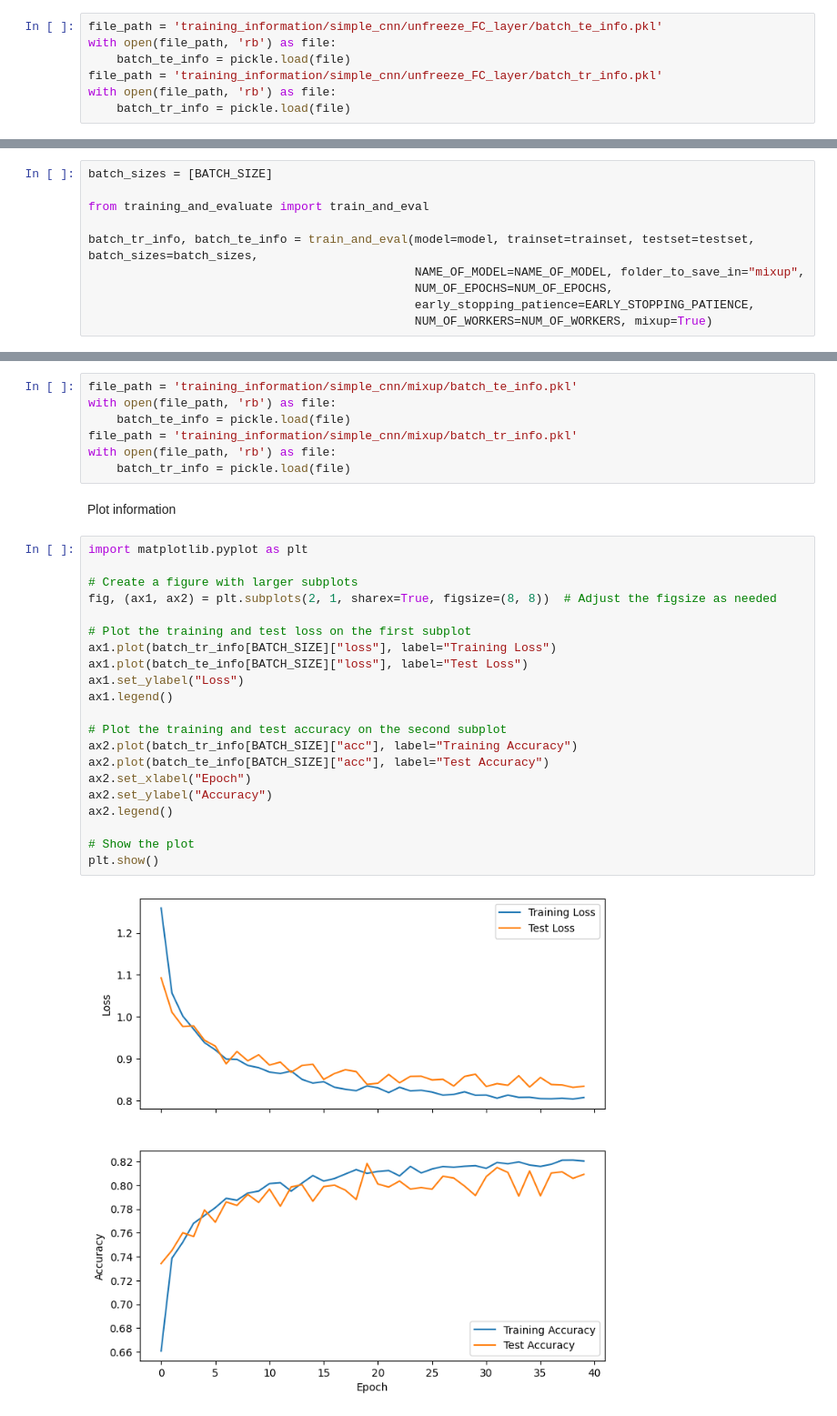
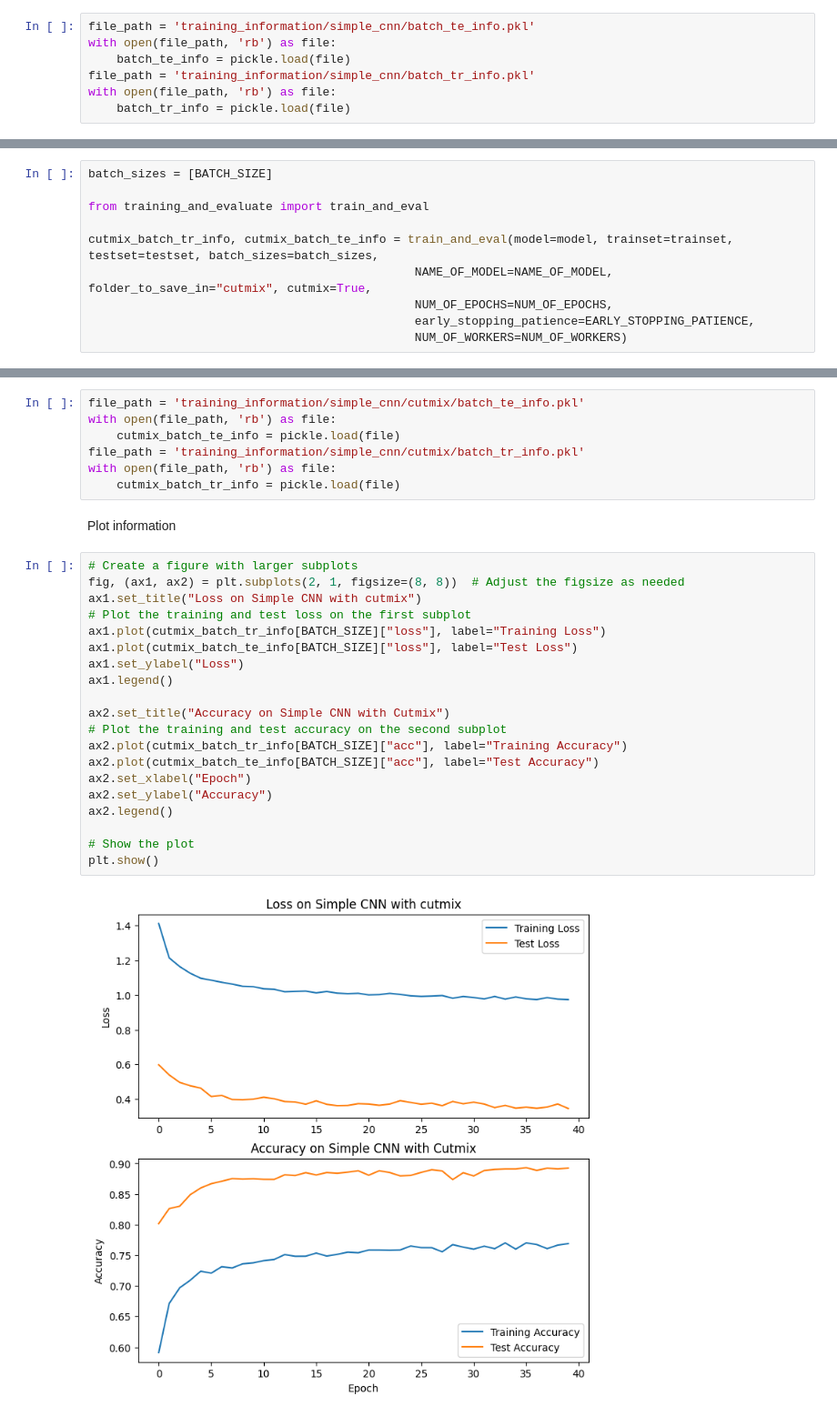
Before and after one commit to AlphaeusNg/Optimizing-FashionMNIST-Apparel-Recognition-Customised-Neural-Network-Architecture-Design, a Jupyter notebook: simple_cnn.ipynb, the cells around one changed output, grey strips where cells are left out. Shown at 91% size. Drawn from its saved outputs; the diff is of its cells as text.

```diff
--- a/simple_cnn.ipynb
+++ b/simple_cnn.ipynb
@@ -111,10 +106,10 @@ Epoch 6 Testing...
 # %% [markdown]
 Import saved information
 # %%
-file_path = 'training_information/simple_cnn/unfreeze_FC_layer/batch_te_info.pkl'
+file_path = 'training_information/simple_cnn/batch_te_info.pkl'
 with open(file_path, 'rb') as file:
     batch_te_info = pickle.load(file)
-file_path = 'training_information/simple_cnn/unfreeze_FC_layer/batch_tr_info.pkl'
+file_path = 'training_information/simple_cnn/batch_tr_info.pkl'
 with open(file_path, 'rb') as file:
     batch_tr_info = pickle.load(file)
 # %% [markdown]
@@ -165,9 +162,9 @@ batch_sizes = [BATCH_SIZE]
 
 from training_and_evaluate import train_and_eval
 
-batch_tr_info, batch_te_info = train_and_eval(model=model, trainset=trainset, testset=testset, batch_sizes=batch_sizes,
-                                              NAME_OF_MODEL=NAME_OF_MODEL, folder_to_save_in="mixup",
+cutmix_batch_tr_info, cutmix_batch_te_info = train_and_eval(model=model, trainset=trainset, testset=testset, batch_sizes=batch_sizes,
+                                              NAME_OF_MODEL=NAME_OF_MODEL, folder_to_save_in="cutmix", cutmix=True,
                                               NUM_OF_EPOCHS=NUM_OF_EPOCHS,
                                               early_stopping_patience=EARLY_STOPPING_PATIENCE,
-                                              NUM_OF_WORKERS=NUM_OF_WORKERS, mixup=True)
+                                              NUM_OF_WORKERS=NUM_OF_WORKERS)
 # %% [output]
@@ -195,35 +192,34 @@ Epoch 6 Testing...
 # %% [markdown]
 Import saved information
 # %%
-file_path = 'training_information/simple_cnn/mixup/batch_te_info.pkl'
+file_path = 'training_information/simple_cnn/cutmix/batch_te_info.pkl'
 with open(file_path, 'rb') as file:
-    batch_te_info = pickle.load(file)
-file_path = 'training_information/simple_cnn/mixup/batch_tr_info.pkl'
+    cutmix_batch_te_info = pickle.load(file)
+file_path = 'training_information/simple_cnn/cutmix/batch_tr_info.pkl'
 with open(file_path, 'rb') as file:
-    batch_tr_info = pickle.load(file)
+    cutmix_batch_tr_info = pickle.load(file)
 # %% [markdown]
 Plot information
 # %%
-import matplotlib.pyplot as plt
-
 # Create a figure with larger subplots
-fig, (ax1, ax2) = plt.subplots(2, 1, sharex=True, figsize=(8, 8))  # Adjust the figsize as needed
-
+fig, (ax1, ax2) = plt.subplots(2, 1, figsize=(8, 8))  # Adjust the figsize as needed
+ax1.set_title("Loss on Simple CNN with cutmix")
 # Plot the training and test loss on the first subplot
-ax1.plot(batch_tr_info[BATCH_SIZE]["loss"], label="Training Loss")
-ax1.plot(batch_te_info[BATCH_SIZE]["loss"], label="Test Loss")
+ax1.plot(cutmix_batch_tr_info[BATCH_SIZE]["loss"], label="Training Loss")
+ax1.plot(cutmix_batch_te_info[BATCH_SIZE]["loss"], label="Test Loss")
 ax1.set_ylabel("Loss")
 ax1.legend()
 
+ax2.set_title("Accuracy on Simple CNN with Cutmix")
 # Plot the training and test accuracy on the second subplot
-ax2.plot(batch_tr_info[BATCH_SIZE]["acc"], label="Training Accuracy")
-ax2.plot(batch_te_info[BATCH_SIZE]["acc"], label="Test Accuracy")
+ax2.plot(cutmix_batch_tr_info[BATCH_SIZE]["acc"], label="Training Accuracy")
+ax2.plot(cutmix_batch_te_info[BATCH_SIZE]["acc"], label="Test Accuracy")
 ax2.set_xlabel("Epoch")
 ax2.set_ylabel("Accuracy")
 ax2.legend()
 
 # Show the plot
 plt.show()
 # %% [output]
-[figure, old version]
+[figure, new version]
 # %% [markdown]
```
Also changed, not shown: parts of 19 cells of this notebook, 3 other files.
